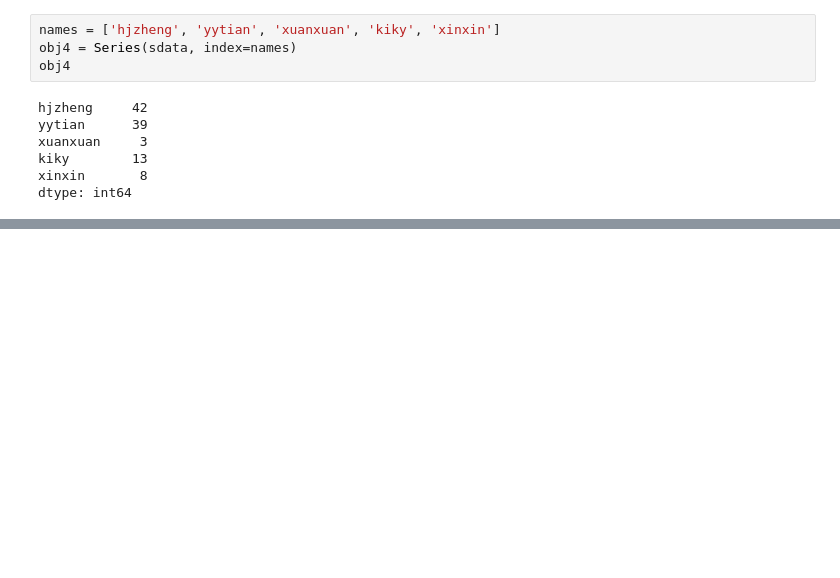
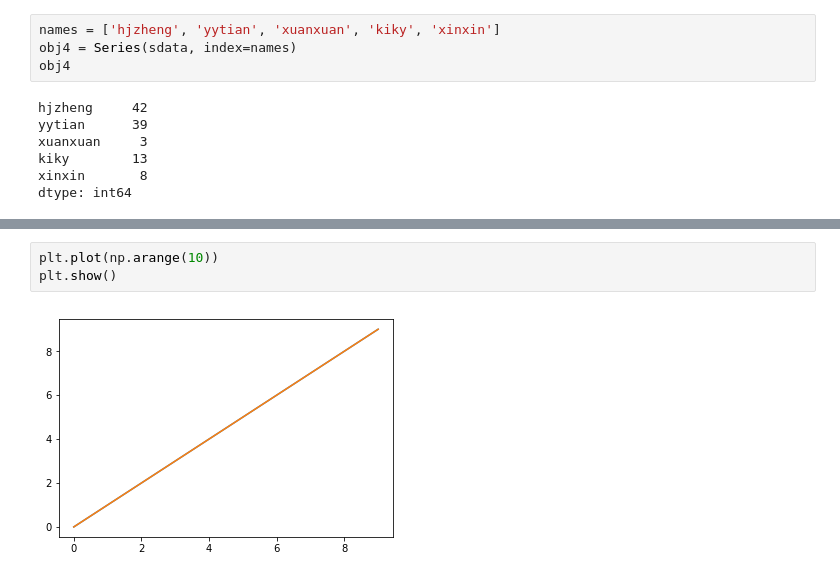
Before and after one commit to hjzheng818/python-study, a Jupyter notebook: Python_For_Data_Analysis_ch05.ipynb, the cells around one changed output, grey strips where cells are left out. Cells and saved outputs as stored; diff of their text form; blank space fills up the shorter version.

```diff
--- a/Python_For_Data_Analysis_ch05.ipynb
+++ b/Python_For_Data_Analysis_ch05.ipynb
@@ -93,0 +103,5 @@ dtype: int64
+# %%
+plt.plot(np.arange(10))
+plt.show()
+# %% [output]
+[figure, added]
```
Also changed, not shown: parts of 10 cells of this notebook, 2 other files.
